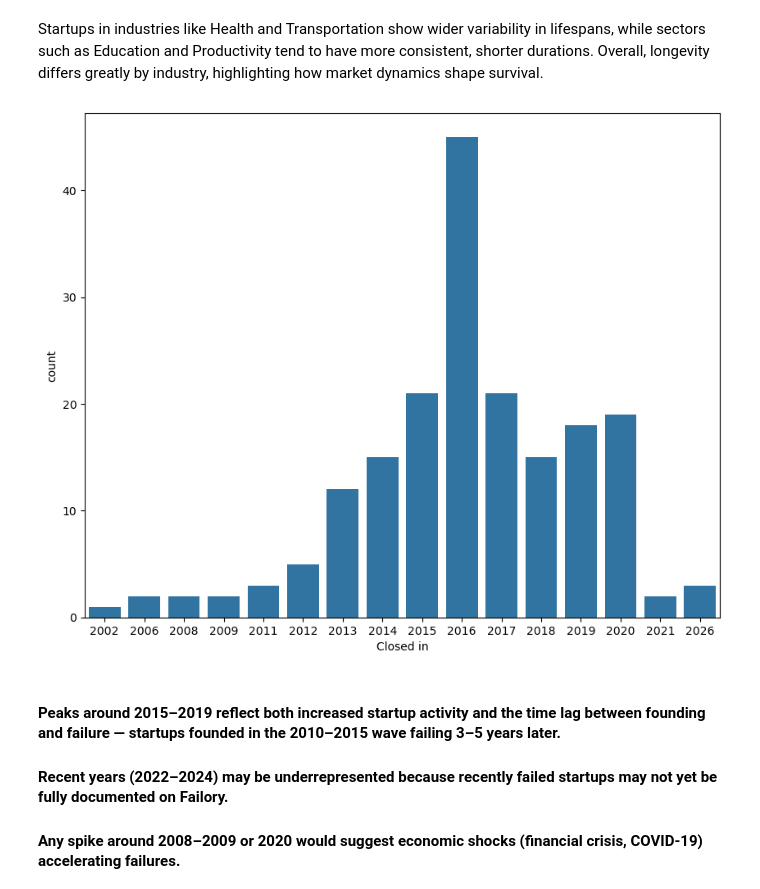
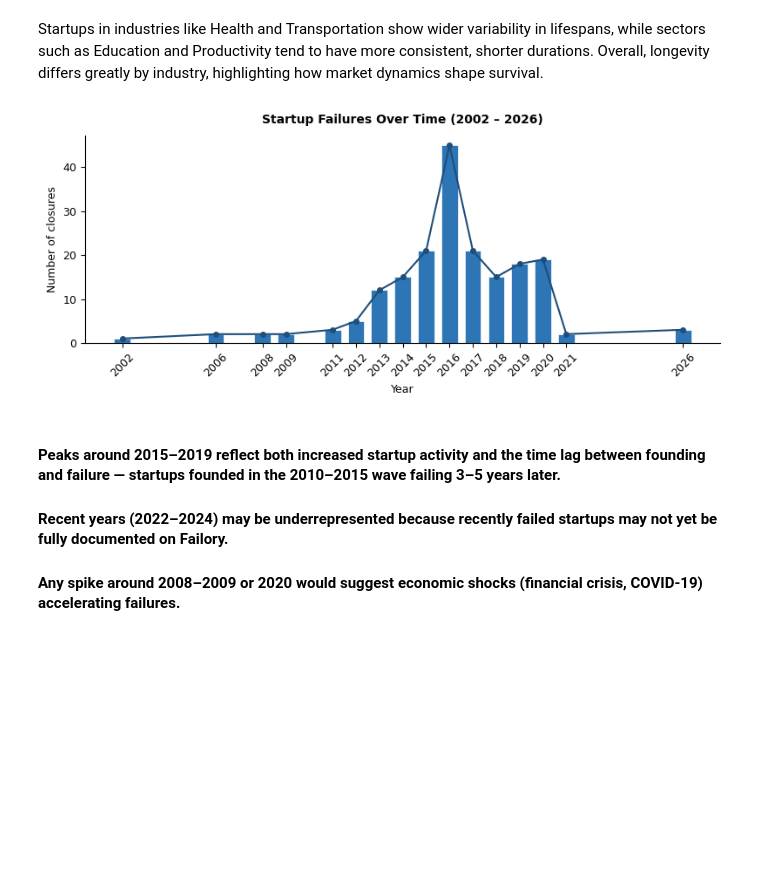
Before and after one commit to Pulak5/Startup-failure-analysis, a Jupyter notebook: analysis.ipynb, the cells around one changed output. Cells and saved outputs as stored; diff of their text form; code cells hidden in the pictures; blank space fills up the shorter version.

Commit message:
adding presentaion and adding more charts in analysis.ipynb

```diff
--- a/analysis.ipynb
+++ b/analysis.ipynb
@@ -155,11 +158,20 @@ plt.show()
 # %% [markdown]
 Startups in industries like Health and Transportation show wider variability in lifespans, while sectors such as Education and Productivity tend to have more consistent, shorter durations. Overall, longevity differs greatly by industry, highlighting how market dynamics shape survival.
 # %%
-plt.figure(figsize=(10,8))
-sns.countplot(x=df["Closed in"])
+yearly = df['Closed in'].value_counts().sort_index()
+
+plt.figure(figsize=(8, 3.5))
+plt.bar(yearly.index, yearly.values,color='#2E75B6', edgecolor='white', linewidth=0.5, width=0.7)
+plt.plot(yearly.index, yearly.values,color='#1F4E79', linewidth=1.5, marker='o', markersize=4, zorder=3)
+plt.xlabel('Year', fontsize=9)
+plt.ylabel('Number of closures', fontsize=9)
+plt.title('Startup Failures Over Time (2002 – 2026)',fontsize=10, fontweight='bold', pad=10)
+plt.xticks(yearly.index,rotation=45)
+plt.tight_layout()
+plt.grid(False)
 plt.show()
 # %% [output]
-[figure, old version]
+[figure, new version]
 # %% [markdown]
 #### Peaks around 2015–2019 reflect both increased startup activity and the time lag between founding and failure — startups founded in the 2010–2015 wave failing 3–5 years later.
 #### Recent years (2022–2024) may be underrepresented because recently failed startups may not yet be fully documented on Failory.
```
Also changed, not shown: parts of 27 cells of this notebook, 1 other file.
